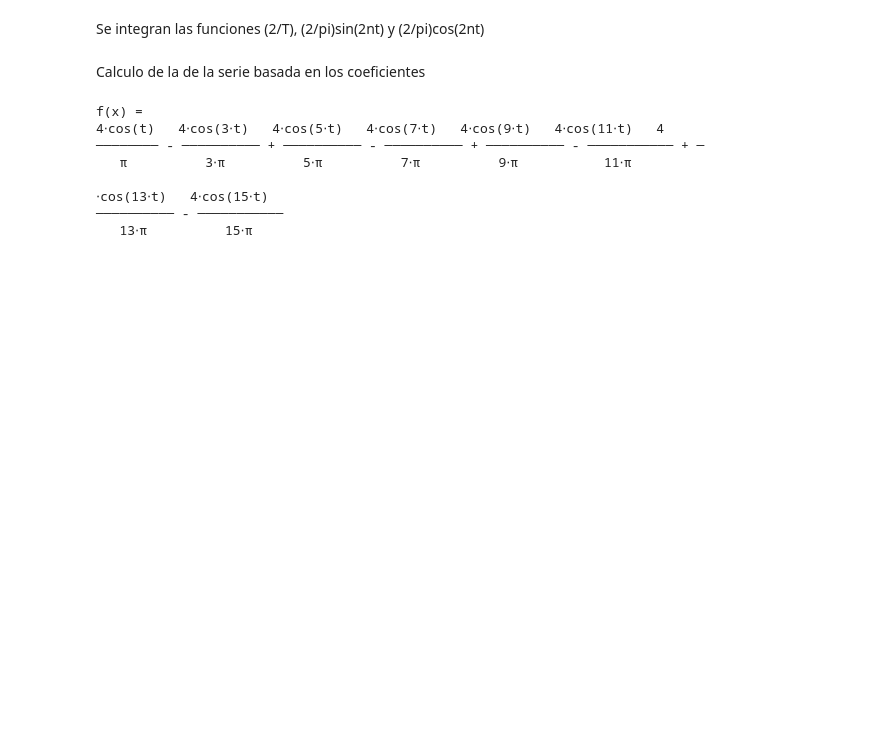
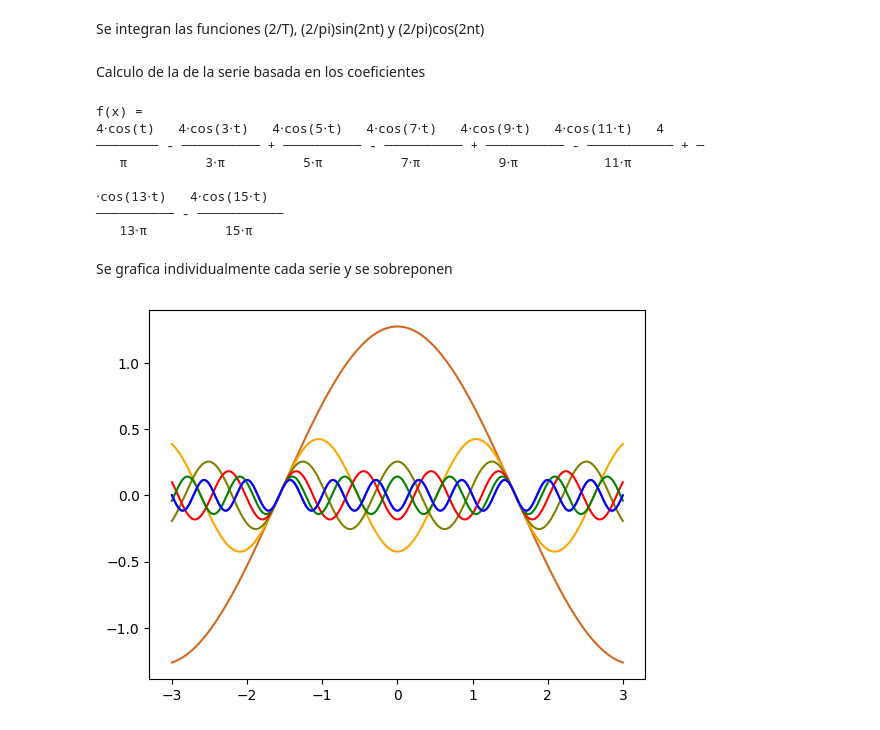
Before and after one commit to FelipeGualdron/Programacion, a Jupyter notebook: Actividad2.ipynb, the cells around one changed output. Saved outputs shown, nothing was run; the diff lists cells and outputs as text; code cells hidden in the pictures; blank space fills up the shorter version.

Commit message:
Superposición de las series

```diff
--- a/Actividad2.ipynb
+++ b/Actividad2.ipynb
@@ -74,3 +74,40 @@ f(x) =
 ⋅cos(13⋅t)   4⋅cos(15⋅t)
 ────────── - ───────────
    13⋅π          15⋅π
+# %% [markdown]
+Se grafica individualmente cada serie y se sobreponen
+# %%
+
+
+#Calculo de la serie 1
+serie1 = (4 * np.cos(time)) / np.pi
+plt.plot(time, serie1, 'chocolate')
+
+#Calculo de la serie 2
+serie2 = (-4 * np.cos(3*time)) / (3*np.pi)
+plt.plot(time, serie2, 'orange')
+
+#Calculo de la serie 3
+serie3 = (4 * np.cos(5*time)) / (5*np.pi)
+plt.plot(time, serie3, 'olive')
+
+#Calculo de la serie 4
+serie4 = (-4 * np.cos(7*time)) / (7*np.pi)
+plt.plot(time, serie4, 'red')
+
+#Calculo de la serie 5
+serie5= (4 * np.cos(9*time)) / (9*np.pi)
+plt.plot(time, serie5, 'green')
+
+#Calculo de la serie 6
+serie6 = (-4 * np.cos(11*time)) / (11*np.pi)
+plt.plot(time, serie6, 'violet')
+
+serie7 = (4 * np.cos(13*time)) / (13*np.pi)
+plt.plot(time, serie6, 'gray')
+
+serie8 = (-4 * np.cos(15*time)) / (15*np.pi)
+plt.plot(time, serie6, 'blue')
+plt.show()
+# %% [output]
+[figure, added]
```
